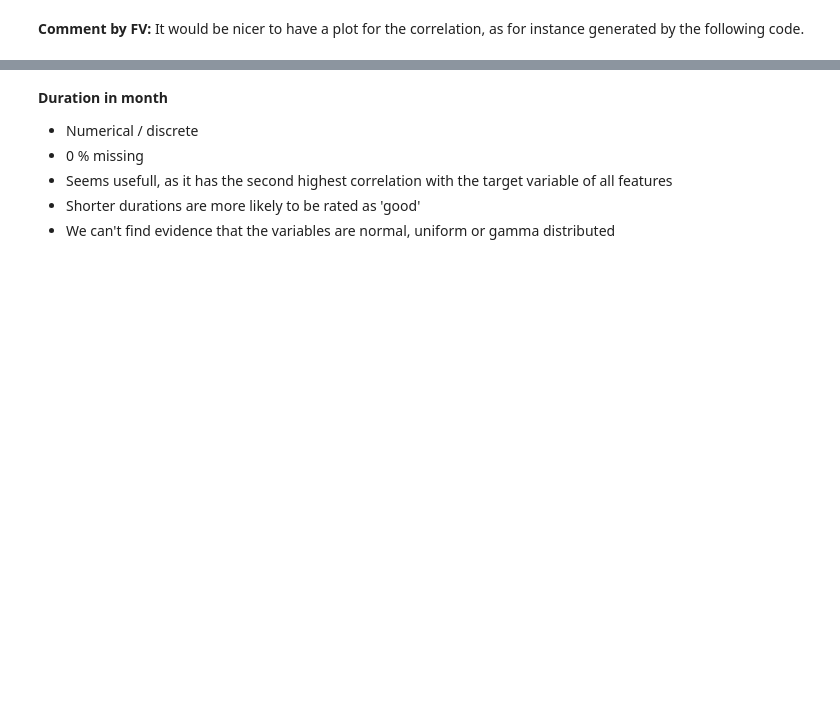
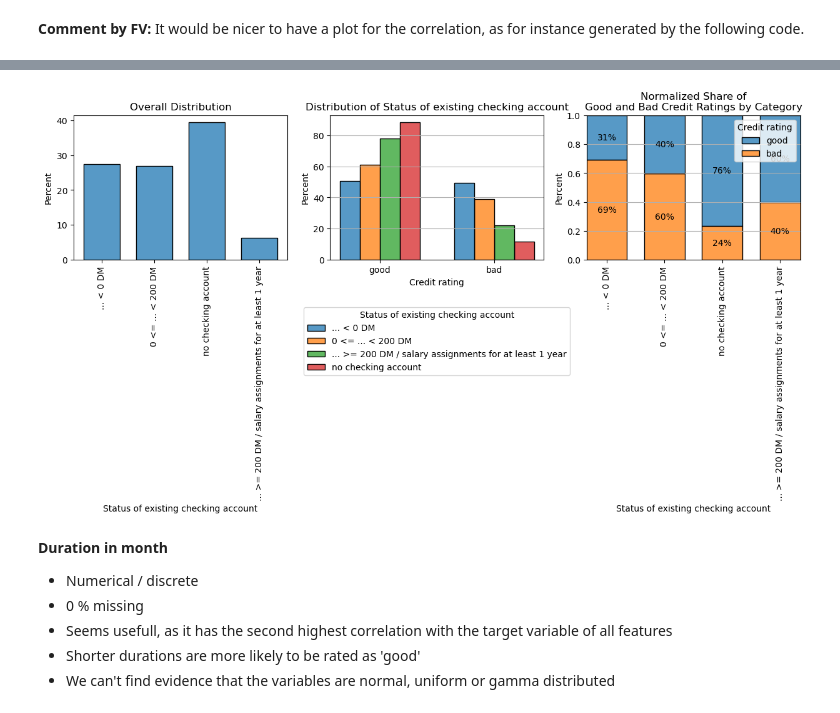
Before and after one commit to dennismgoetz/HoML-Credit-Data, a Jupyter notebook: Data_Understanding.ipynb, the cells around one changed output, grey strips where cells are left out. Drawn from its saved outputs; the diff is of its cells as text; code cells hidden in the pictures; blank space fills up the shorter version.

```diff
--- a/Data_Understanding.ipynb
+++ b/Data_Understanding.ipynb
@@ -827,3 +679,9 @@ critical value is: 7.814727903251179
+# %%
+hue_order_hist = ['... < 0 DM', '0 <= ... < 200 DM', '... >= 200 DM / salary assignments for at least 1 year', 'no checking account']
+
+plot_categorical(data_values, 'Status of existing checking account', hue_order_hist)
+# %% [output]
+[figure, added]
 # %% [markdown]
 **Duration in month**<br>
 * Numerical / discrete <br>
```
Also changed, not shown: parts of 34 cells of this notebook, 1 other file.
